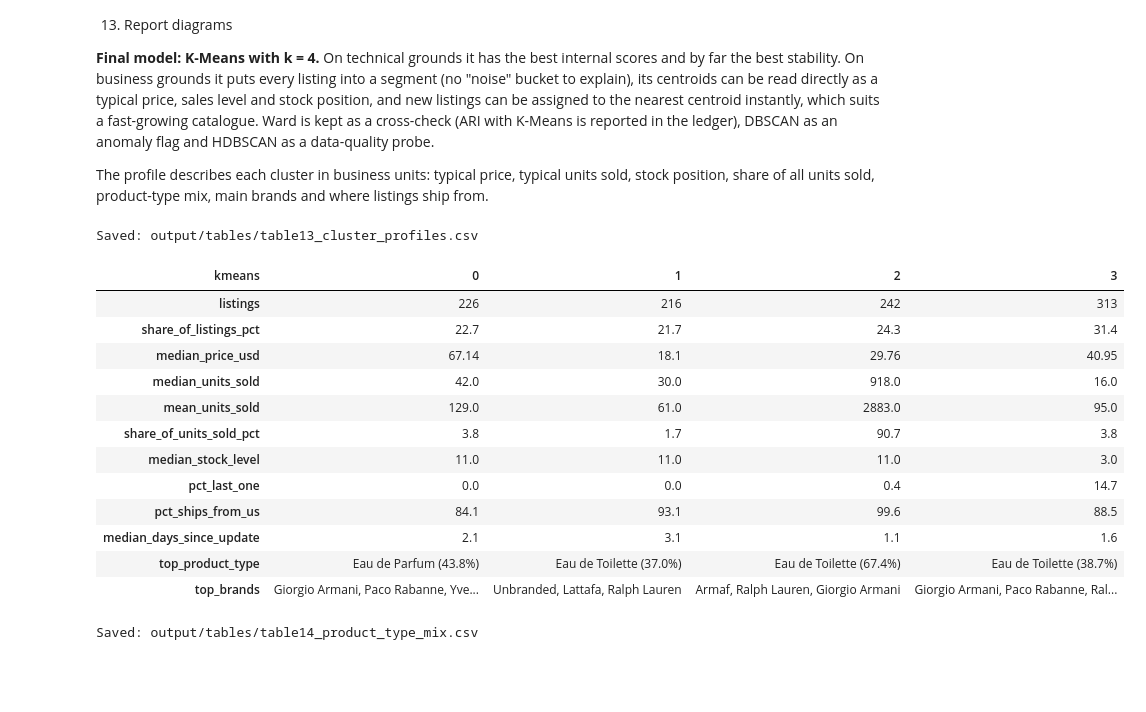
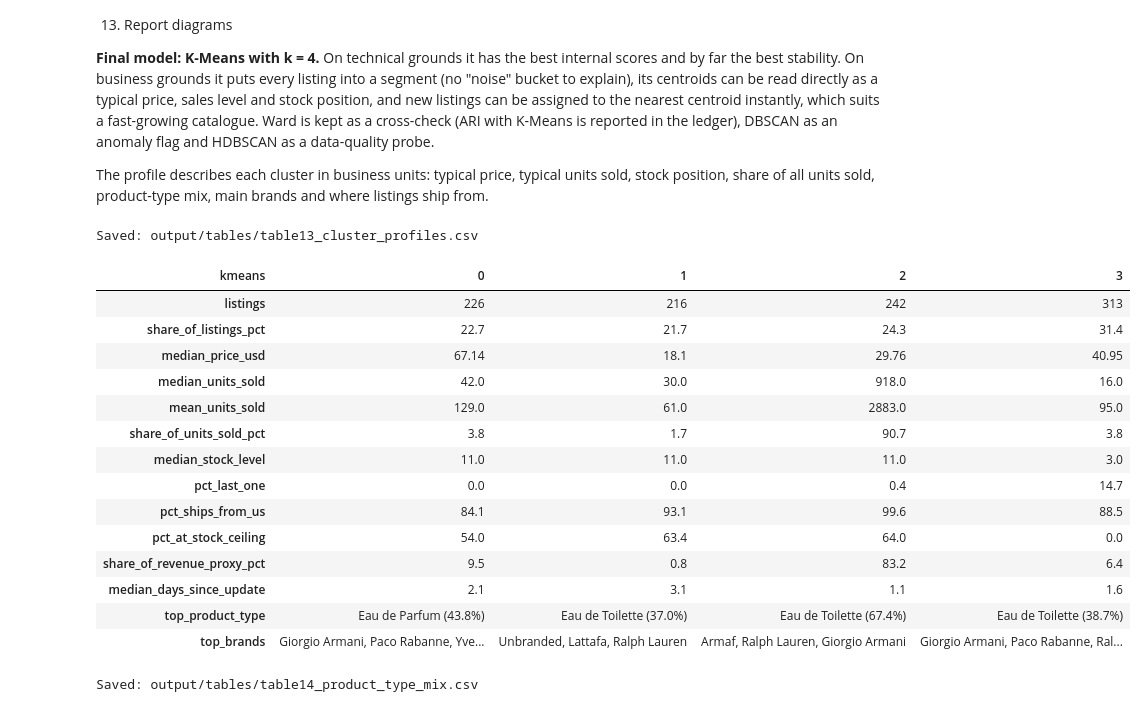
Before and after one commit to kvmmn/_COM7022_MachineLearning, a Jupyter notebook: COM7022 - Assignment/COM7022_Clustering_25199053.ipynb, the cells around one changed output. Drawn from its saved outputs; the diff is of its cells as text; code cells hidden in the pictures; blank space fills up the shorter version.

```diff
--- a/COM7022 - Assignment/COM7022_Clustering_25199053.ipynb
+++ b/COM7022 - Assignment/COM7022_Clustering_25199053.ipynb
@@ -1529,33 +1530,38 @@ groups = df.groupby(FINAL)
 profile = pd.DataFrame({
     "listings": groups.size(),
     "share_of_listings_pct": (groups.size() / len(df) * 100).round(1),
     "median_price_usd": groups["price"].median().round(2),
     "median_units_sold": groups["sold"].median().round(0),
     "mean_units_sold": groups["sold"].mean().round(0),
     "share_of_units_sold_pct": (groups["sold"].sum() / df["sold"].sum() * 100).round(1),
     "median_stock_level": groups["stock_level"].median(),
     "pct_last_one": groups["stock_level"].apply(lambda s: (s == 1).mean() * 100).round(1),
     "pct_ships_from_us": (groups["ships_from_us"].mean() * 100).round(1),
+    "pct_at_stock_ceiling": groups["stock_level"].apply(lambda s: (s == 11).mean() * 100).round(1),
+    "share_of_revenue_proxy_pct": ((df["price"] * df["sold"]).groupby(df[FINAL]).sum()
+                                   / (df["price"] * df["sold"]).sum() * 100).round(1),
     "median_days_since_update": groups["days_since_update"].median().round(1),
 })
 top_type = groups["product_type"].agg(lambda s: s.value_counts().index[0])
 top_type_share = groups["product_type"].agg(lambda s: round(s.value_counts(normalize=True).iloc[0] * 100, 1))
 profile["top_product_type"] = top_type + " (" + top_type_share.astype(str) + "%)"
 profile["top_brands"] = groups["brand"].agg(lambda s: ", ".join(s.value_counts().index[:3]))
 save_table(profile, "table13_cluster_profiles.csv")
 profile.T
 # %% [output]
 Saved: output/tables/table13_cluster_profiles.csv
 | kmeans | 0 | 1 | 2 | 3 |
 | listings | 226 | 216 | 242 | 313 |
 | share_of_listings_pct | 22.7 | 21.7 | 24.3 | 31.4 |
 | median_price_usd | 67.14 | 18.1 | 29.76 | 40.95 |
 | median_units_sold | 42.0 | 30.0 | 918.0 | 16.0 |
 | mean_units_sold | 129.0 | 61.0 | 2883.0 | 95.0 |
 | share_of_units_sold_pct | 3.8 | 1.7 | 90.7 | 3.8 |
 | median_stock_level | 11.0 | 11.0 | 11.0 | 3.0 |
 | pct_last_one | 0.0 | 0.0 | 0.4 | 14.7 |
 | pct_ships_from_us | 84.1 | 93.1 | 99.6 | 88.5 |
+| pct_at_stock_ceiling | 54.0 | 63.4 | 64.0 | 0.0 |
+| share_of_revenue_proxy_pct | 9.5 | 0.8 | 83.2 | 6.4 |
 | median_days_since_update | 2.1 | 3.1 | 1.1 | 1.6 |
 | top_product_type | Eau de Parfum (43.8%) | Eau de Toilette (37.0%) | Eau de Toilette (67.4%) | Eau de Toilette (38.7%) |
 | top_brands | Giorgio Armani, Paco Rabanne, Yve... | Unbranded, Lattafa, Ralph Lauren | Armaf, Ralph Lauren, Giorgio Armani | Giorgio Armani, Paco Rabanne, Ral... |
```
Also changed, not shown: parts of 7 cells of this notebook, 20 other files.
